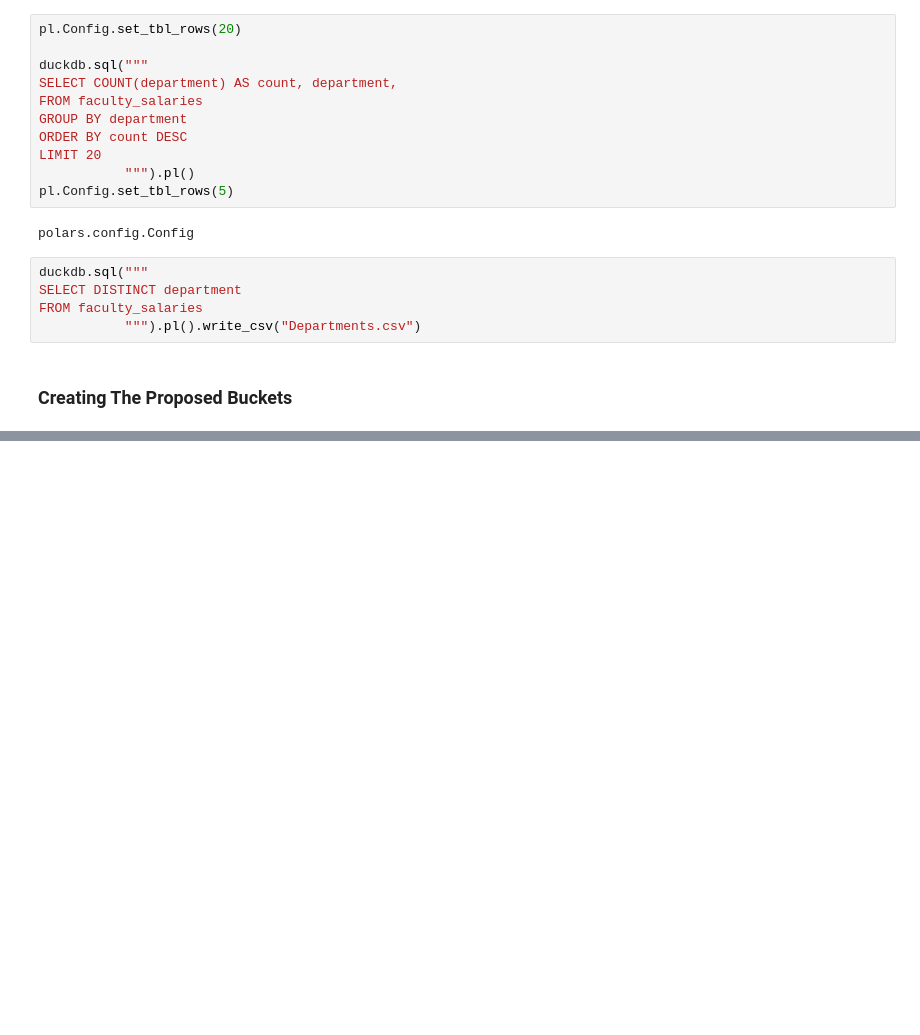
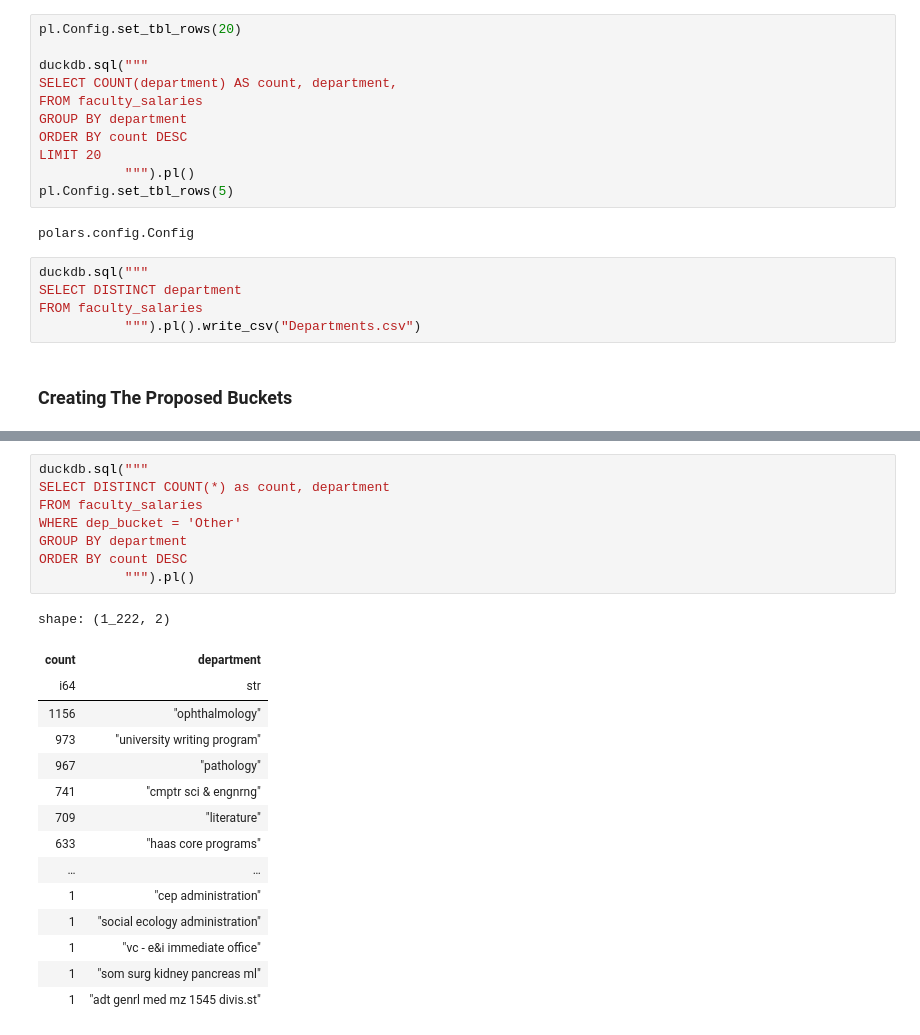
Before and after one commit to CSC4693-Fall-2026/CSC4693, a Jupyter notebook: Faculty/week4_eda.ipynb, the cells around one changed output, grey strips where cells are left out. Cells and saved outputs as stored; diff of their text form; blank space fills up the shorter version.

Commit message:
chore: categorized 30,000 rows out of Other

```diff
--- a/Faculty/week4_eda.ipynb
+++ b/Faculty/week4_eda.ipynb
@@ -392,2 +403,26 @@ shape: (11, 2)
 | 2442 | "Architecture & Environmental D… |
 | 1438 | "Agriculture, Food & Animal" |
+# %%
+duckdb.sql("""
+SELECT DISTINCT COUNT(*) as count, department
+FROM faculty_salaries
+WHERE dep_bucket = 'Other'
+GROUP BY department
+ORDER BY count DESC
+           """).pl()
+# %% [output]
+shape: (1_222, 2)
+| count | department |
+| i64 | str |
+| 1156 | "ophthalmology" |
+| 973 | "university writing program" |
+| 967 | "pathology" |
+| 741 | "cmptr sci & engnrng" |
+| 709 | "literature" |
+| 633 | "haas core programs" |
+| … | … |
+| 1 | "cep administration" |
+| 1 | "social ecology administration" |
+| 1 | "vc - e&i immediate office" |
+| 1 | "som surg kidney pancreas ml" |
+| 1 | "adt genrl med mz 1545 divis.st" |
```
Also changed, not shown: parts of 2 cells of this notebook.
